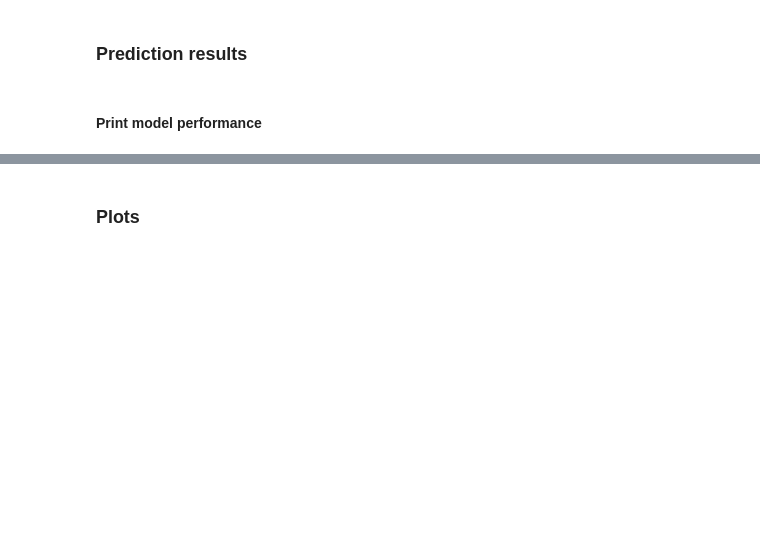
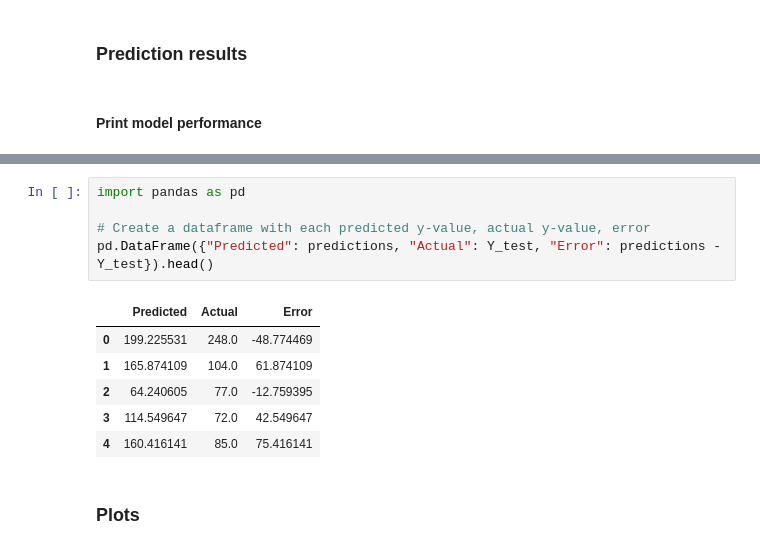
Before and after one commit to gpivaro/Data_Science, a Jupyter notebook: ML_Linear_Regression.ipynb, the cells around one changed output, grey strips where cells are left out. Drawn from its saved outputs; the diff is of its cells as text; blank space fills up the shorter version.

```diff
--- a/ML_Linear_Regression.ipynb
+++ b/ML_Linear_Regression.ipynb
@@ -133,3 +141,15 @@ r2_score(Y_test, Y_pred)
+# %%
+import pandas as pd
+
+# Create a dataframe with each predicted y-value, actual y-value, error
+pd.DataFrame({"Predicted": predictions, "Actual": Y_test, "Error": predictions - Y_test}).head()
+# %% [output]
+|  | Predicted | Actual | Error |
+| 0 | 199.225531 | 248.0 | -48.774469 |
+| 1 | 165.874109 | 104.0 | 61.874109 |
+| 2 | 64.240605 | 77.0 | -12.759395 |
+| 3 | 114.549647 | 72.0 | 42.549647 |
+| 4 | 160.416141 | 85.0 | 75.416141 |
 # %% [markdown]
 ### Plots
 # %%
```
Also changed, not shown: parts of 8 cells of this notebook, 4 other files.
